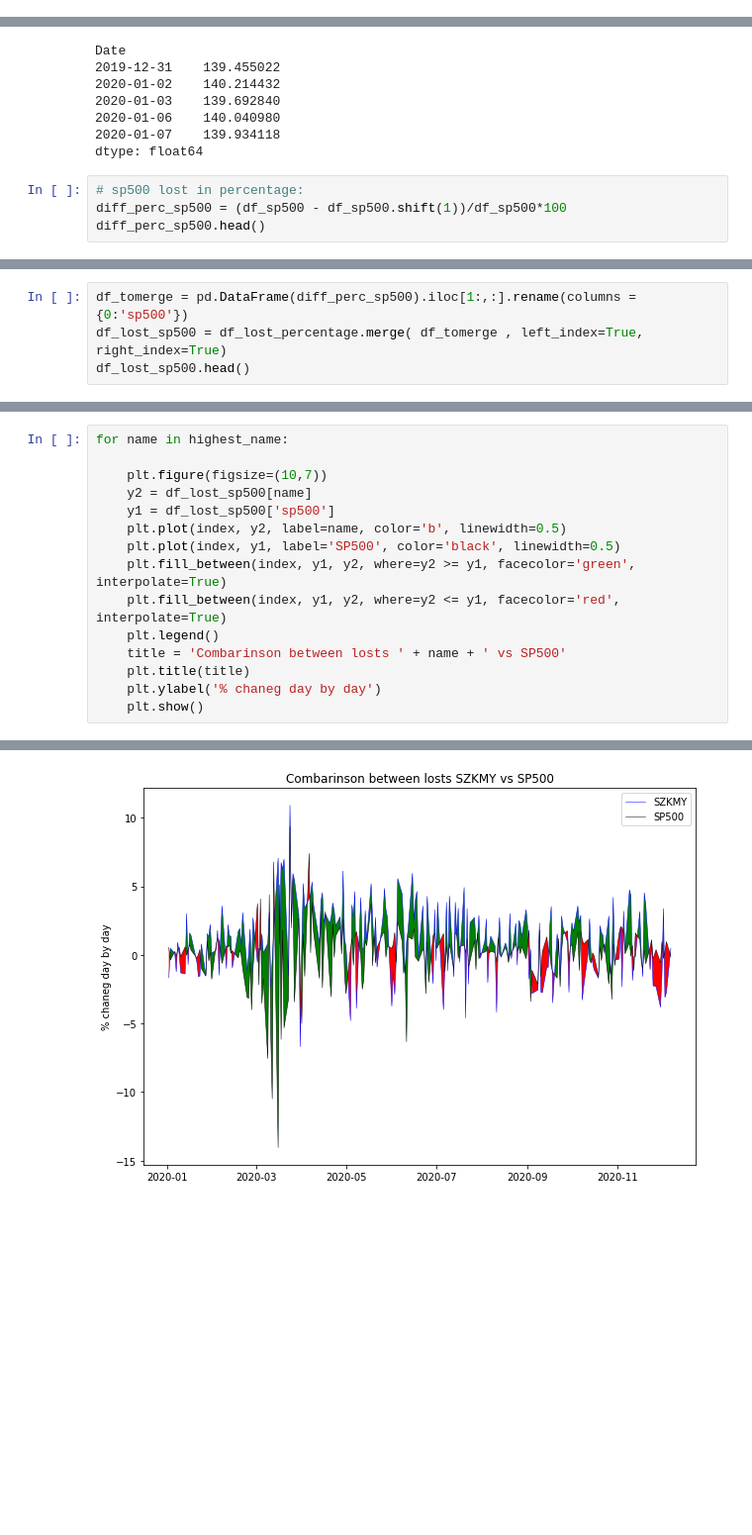
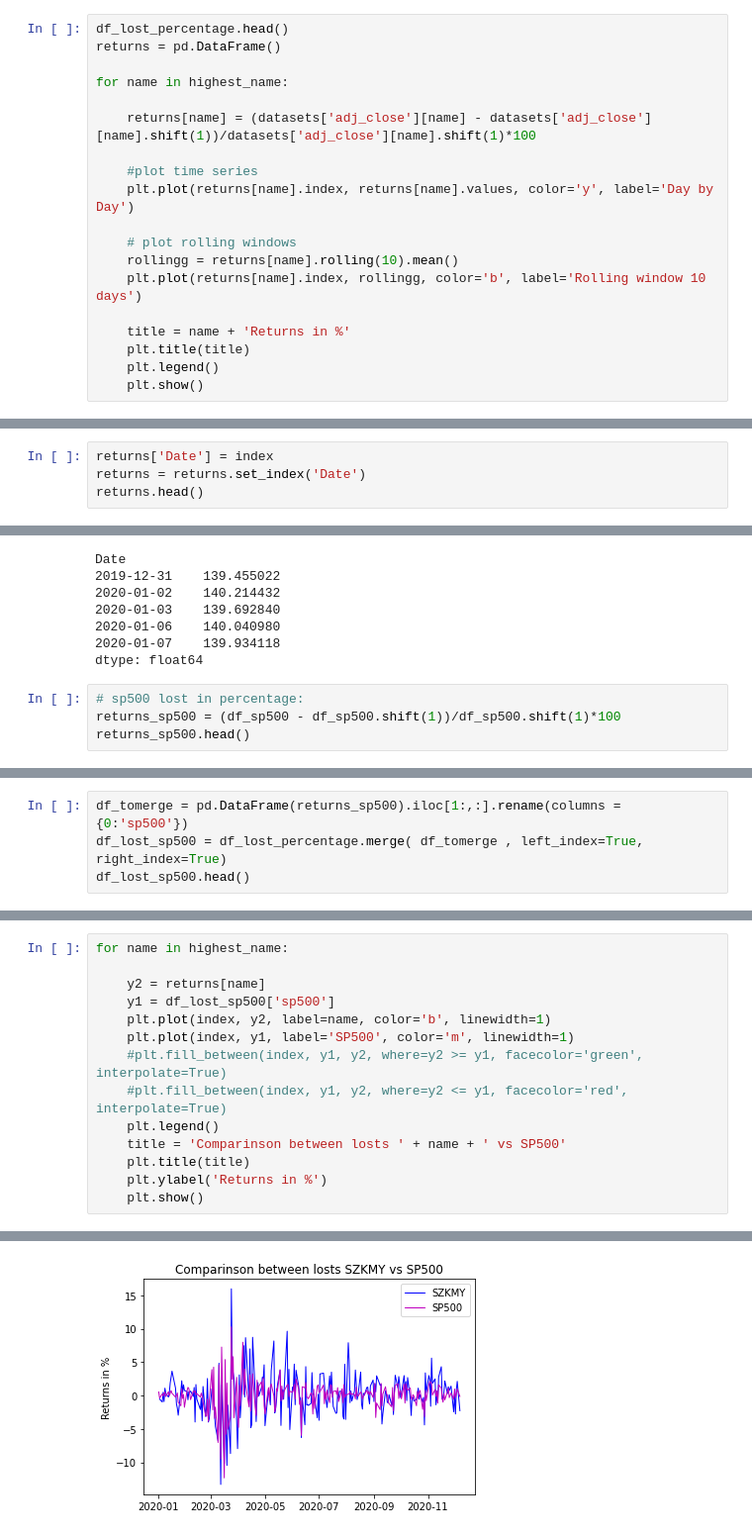
Before and after one commit to anitamezzetti/covid_impact_stocks_volatility, a Jupyter notebook: stock_price_EDA.ipynb, the cells around one changed output, grey strips where cells are left out. Shown at 99% size. Drawn from its saved outputs; the diff is of its cells as text; blank space fills up the shorter version.

```diff
--- a/stock_price_EDA.ipynb
+++ b/stock_price_EDA.ipynb
@@ -260,0 +257,19 @@ df_lost_percentage.head()
+# %%
+df_lost_percentage.head()
+returns = pd.DataFrame()
+
+for name in highest_name:
+
+    returns[name] = (datasets['adj_close'][name] - datasets['adj_close'][name].shift(1))/datasets['adj_close'][name].shift(1)*100
+
+    #plot time series
+    plt.plot(returns[name].index, returns[name].values, color='y', label='Day by Day')
+
+    # plot rolling windows
+    rollingg = returns[name].rolling(10).mean()
+    plt.plot(returns[name].index, rollingg, color='b', label='Rolling window 10 days')
+
+    title = name + 'Returns in %'
+    plt.title(title)
+    plt.legend()
+    plt.show()
@@ -260,0 +282,4 @@ df_lost_percentage.head()
+# %%
+returns['Date'] = index
+returns = returns.set_index('Date')
+returns.head()
@@ -397,8 +431,8 @@ Date
 dtype: float64
 # %%
 # sp500 lost in percentage:
-diff_perc_sp500 = (df_sp500 - df_sp500.shift(1))/df_sp500*100
-diff_perc_sp500.head()
+returns_sp500 = (df_sp500 - df_sp500.shift(1))/df_sp500.shift(1)*100
+returns_sp500.head()
 # %% [output]
 Date
 2019-12-31         NaN
@@ -409,6 +443,6 @@ Date
 dtype: float64
 # %%
-df_tomerge = pd.DataFrame(diff_perc_sp500).iloc[1:,:].rename(columns = {0:'sp500'})
+df_tomerge = pd.DataFrame(returns_sp500).iloc[1:,:].rename(columns = {0:'sp500'})
 df_lost_sp500 = df_lost_percentage.merge( df_tomerge , left_index=True, right_index=True)
 df_lost_sp500.head()
 # %% [output]
@@ -422,16 +456,15 @@ df_lost_sp500.head()
 # %%
 for name in highest_name:
 
-    plt.figure(figsize=(10,7))
-    y2 = df_lost_sp500[name]
+    y2 = returns[name]
     y1 = df_lost_sp500['sp500']
-    plt.plot(index, y2, label=name, color='b', linewidth=0.5)
-    plt.plot(index, y1, label='SP500', color='black', linewidth=0.5)
-    plt.fill_between(index, y1, y2, where=y2 >= y1, facecolor='green', interpolate=True)
-    plt.fill_between(index, y1, y2, where=y2 <= y1, facecolor='red', interpolate=True)
+    plt.plot(index, y2, label=name, color='b', linewidth=1)
+    plt.plot(index, y1, label='SP500', color='m', linewidth=1)
+    #plt.fill_between(index, y1, y2, where=y2 >= y1, facecolor='green', interpolate=True)
+    #plt.fill_between(index, y1, y2, where=y2 <= y1, facecolor='red', interpolate=True)
     plt.legend()
-    title = 'Combarinson between losts ' + name + ' vs SP500'
+    title = 'Comparinson between losts ' + name + ' vs SP500'
     plt.title(title)
-    plt.ylabel('% chaneg day by day')
+    plt.ylabel('Returns in %')
     plt.show()
 # %% [output]
@@ -440 +473 @@ for name in highest_name:
-[figure, old version]
+[figure, new version]
```
Also changed, not shown: parts of 28 cells of this notebook.
